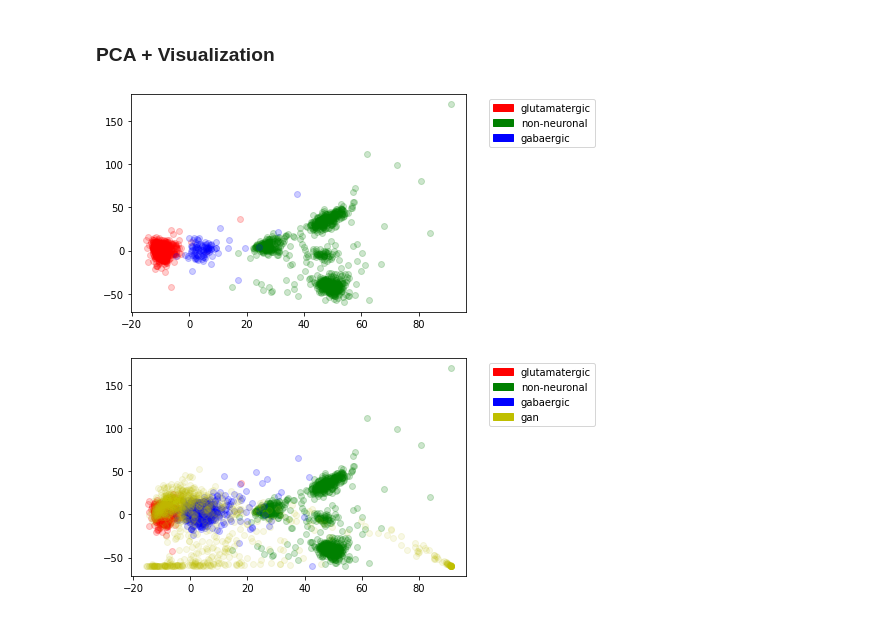
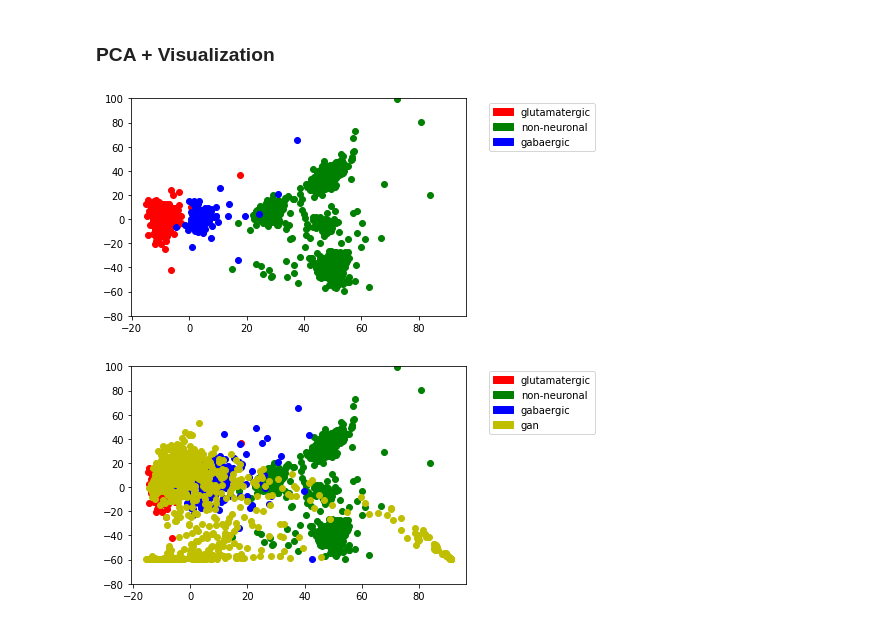
Before and after one commit to MutianWang/novel-cell, a Jupyter notebook: human/gan.ipynb, the cells around one changed output. Drawn from its saved outputs; the diff is of its cells as text; code cells hidden in the pictures.

```diff
--- a/human/gan.ipynb
+++ b/human/gan.ipynb
@@ -308,17 +308,17 @@ exp_gaba = pipe['scaler1'].transform(np.load(path+'exp_gaba.npy')) @ tmat[:, :2]
 # %%
 # red: glutamatergic
 x, y = list(zip(*exp_glut[:1000]))
-plt.scatter(x, y, c='r', alpha=0.2)
+plt.scatter(x, y, c='r', alpha=1)
 # green: non-neuronal
 x, y = list(zip(*exp_non[:1000]))
-plt.scatter(x, y, c='g', alpha=0.2)
+plt.scatter(x, y, c='g', alpha=1)
 # blue: gabaergic
 # some blue points are far away because 1st pca didn't see gaba data
 x, y = list(zip(*exp_gaba[:100]))
-plt.scatter(x, y, c='b', alpha=0.2)
+plt.scatter(x, y, c='b', alpha=1)
 
 #plt.xlim(-2, 2);
-#plt.ylim(-3, 2);
+plt.ylim(-80, 100);
 patch1 = mpatches.Patch(color='r', label='glutamatergic');
 patch2 = mpatches.Patch(color='g', label='non-neuronal');
 patch3 = mpatches.Patch(color='b', label='gabaergic');
@@ -326,29 +326,29 @@ plt.legend(handles=[patch1, patch2, patch3],
            loc='upper right', bbox_to_anchor=(1.4, 1));
 plt.show()
 # %% [output]
-[figure, old version]
+[figure, new version]
 # %%
 # red: glutamatergic
 x, y = list(zip(*exp_glut[:1000]))
-plt.scatter(x, y, c='r', alpha=0.2);
+plt.scatter(x, y, c='r', alpha=1);
 # green: non-neuronal
 x, y = list(zip(*exp_non[:1000]))
-plt.scatter(x, y, c='g', alpha=0.2);
+plt.scatter(x, y, c='g', alpha=1);
 # blue: gabaergic
 x, y = list(zip(*exp_gaba[:1000]))
-plt.scatter(x, y, c='b', alpha=0.2);
+plt.scatter(x, y, c='b', alpha=1);
 # yellow: gan
 x, y = list(zip(*exp_gen[:1000]))
-plt.scatter(x, y, c='y', alpha=0.1);
+plt.scatter(x, y, c='y', alpha=1);
 
 #plt.xlim(-10, 10);
-#plt.ylim(-10, 10);
+plt.ylim(-80, 100);
 patch1 = mpatches.Patch(color='r', label='glutamatergic');
 patch2 = mpatches.Patch(color='g', label='non-neuronal');
 patch3 = mpatches.Patch(color='b', label='gabaergic');
 patch4 = mpatches.Patch(color='y', label='gan');
 plt.legend(handles=[patch1, patch2, patch3, patch4],
            loc='upper right', bbox_to_anchor=(1.4, 1));
 plt.show()
 # %% [output]
-[figure, old version]
+[figure, new version]
```
Also changed, not shown: parts of 1 cell of this notebook.
